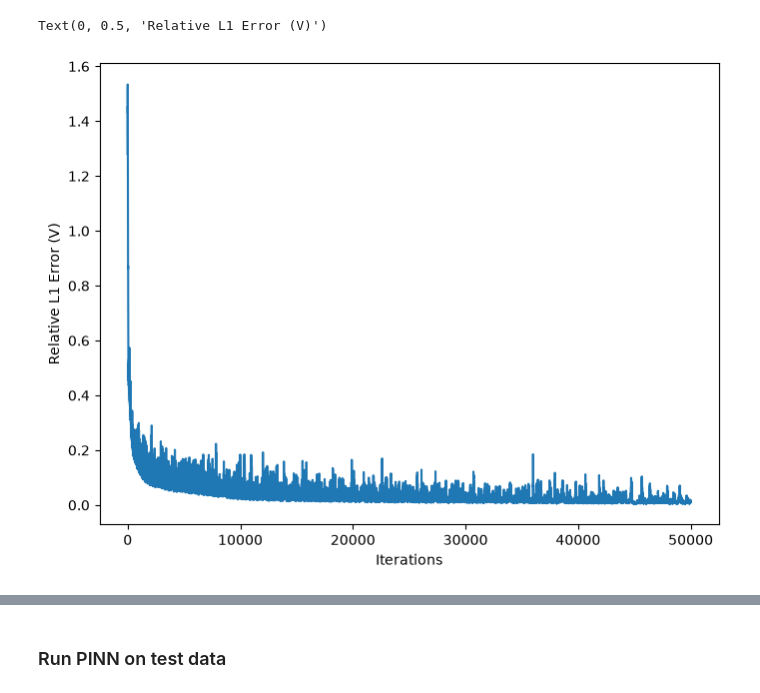
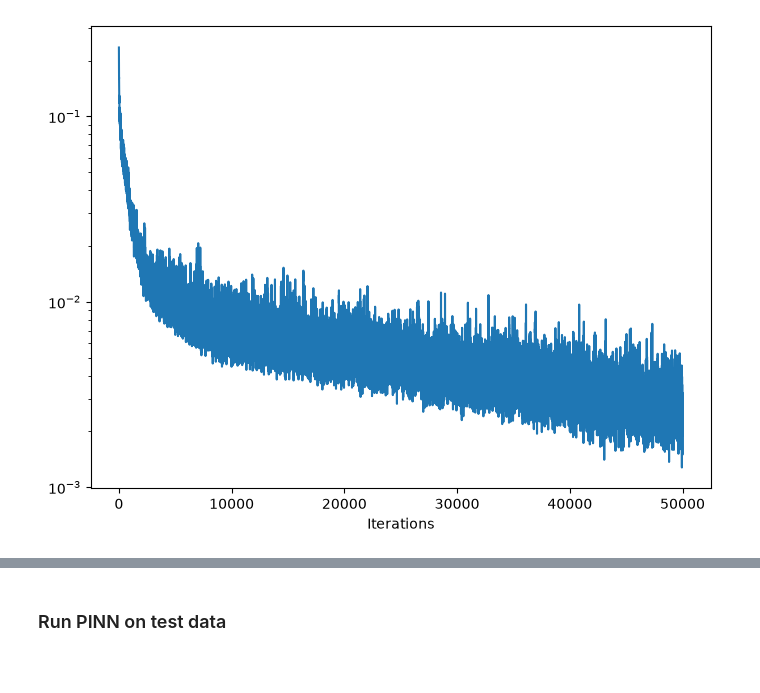
Before and after one commit to Adamjakobsen/SCAR-EP-PINN, a Jupyter notebook: explore_data.ipynb, the cells around one changed output, grey strips where cells are left out. Saved outputs shown, nothing was run; the diff lists cells and outputs as text; code cells hidden in the pictures; blank space fills up the shorter version.

```diff
--- a/explore_data.ipynb
+++ b/explore_data.ipynb
@@ -7,6 +8,12 @@ import torch
 # %%
-model_folder = "run_fibernet_20261117_175535_936586"
+# model_folder = "run_fibernet_20261119_155937_290753" # Corrected gradients in physics loss, No normalization layer, Data + physics (50000 with data and physics), original g_il values used for training
+model_folder = "run_fibernet_20261118_183827_433102" # Corrected gradients in physics loss, Data + physics (50000 with data and physics), original g_il values used for training
+# model_folder = "run_fibernet_20261118_141045_963088" # Data + physics (50000 with data and physics), original g_il values used for training
+# model_folder = "run_fibernet_20261118_131054_247268" # Data + physics (16667 optimizer updates with data only, 33333 with data and physics), original g_il values used for training
+# model_folder = "run_fibernet_20261116_164838_933228" # Data only, original g_il values used for training
+# model_folder = "run_fibernet_20261117_175535_936586" # Data only, new g_il values used for training
 
 train_loss_path = os.path.abspath("./experiments/case_1/" + model_folder + "/losses.npy")
+phys_losses_path = os.path.abspath("./experiments/case_1/" + model_folder + "/losses_phys.npy")
 # %%
 train_losses = np.load(train_loss_path)
@@ -36,10 +46,11 @@ mae_v = train_losses[:, 5]
 mae_w = train_losses[:, 6]
 # %%
 fig = plt.figure(figsize=(8, 6))
-plt.plot(iterations, rel_v, label="REL v")
+# plt.plot(iterations, rel_v, label="REL v")
+plt.plot(iterations, mse_v, label="MSE v")
 
 plt.xlabel("Iterations")
-plt.ylabel("Relative L1 Error (V)")
+# plt.ylabel("Relative L1 Error (V)")
+plt.yscale("log")
 # %% [output]
-Text(0, 0.5, 'Relative L1 Error (V)')
-[figure, old version]
+[figure, new version]
```
Also changed, not shown: parts of 42 cells of this notebook.
